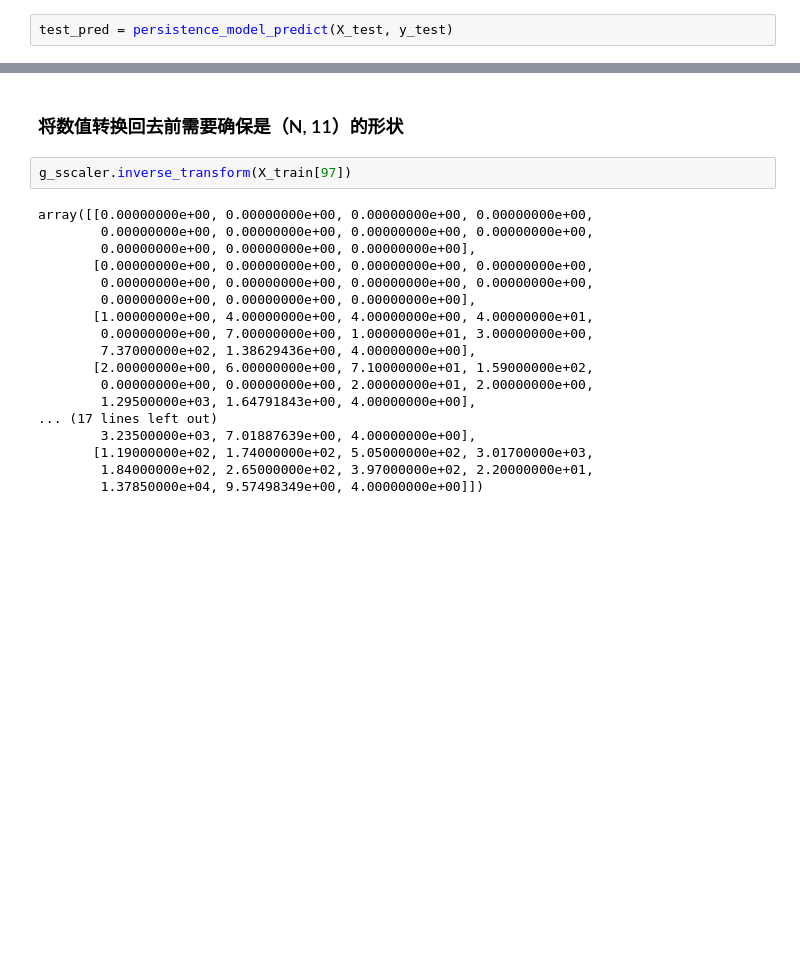
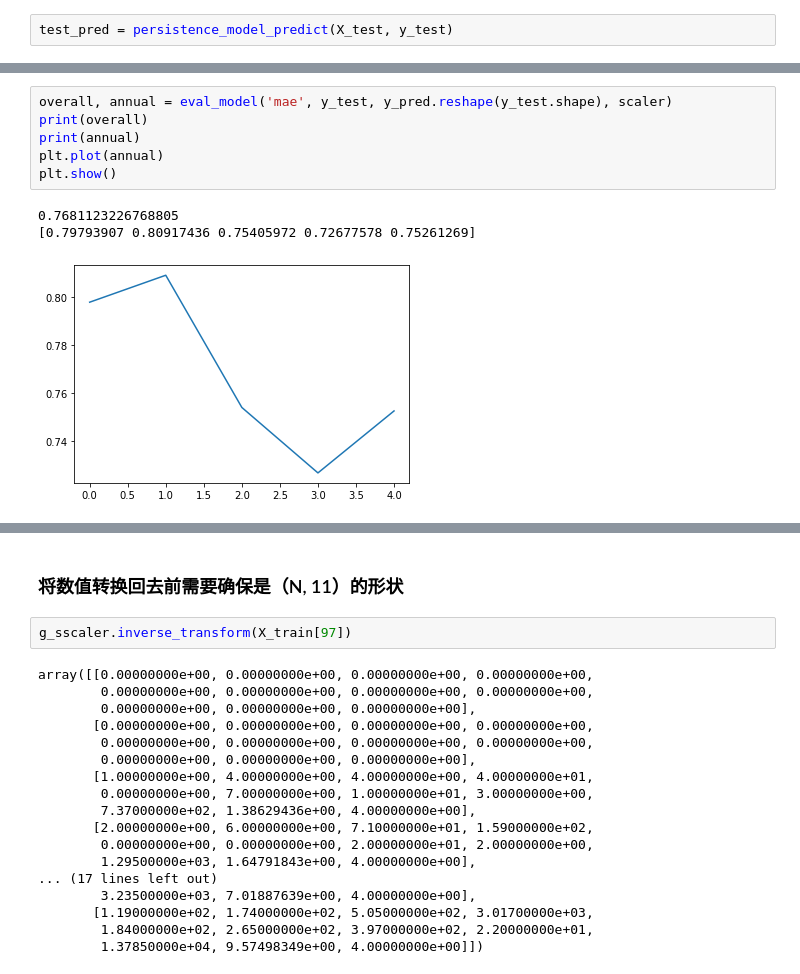
Before and after one commit to tomleung1996/Emerging_Topics_Prediction, a Jupyter notebook: all_models.ipynb, the cells around one changed output, grey strips where cells are left out. Cells and saved outputs as stored; diff of their text form; blank space fills up the shorter version.

```diff
--- a/all_models.ipynb
+++ b/all_models.ipynb
@@ -428 +509,11 @@ plt.show()
+# %%
+overall, annual = eval_model('mae', y_test, y_pred.reshape(y_test.shape), scaler)
+print(overall)
+print(annual)
+plt.plot(annual)
+plt.show()
+# %% [output]
+0.7681123226768805
+[0.79793907 0.80917436 0.75405972 0.72677578 0.75261269]
+[figure, added]
 # %%
```
Also changed, not shown: parts of 48 cells of this notebook, 2 other files.
